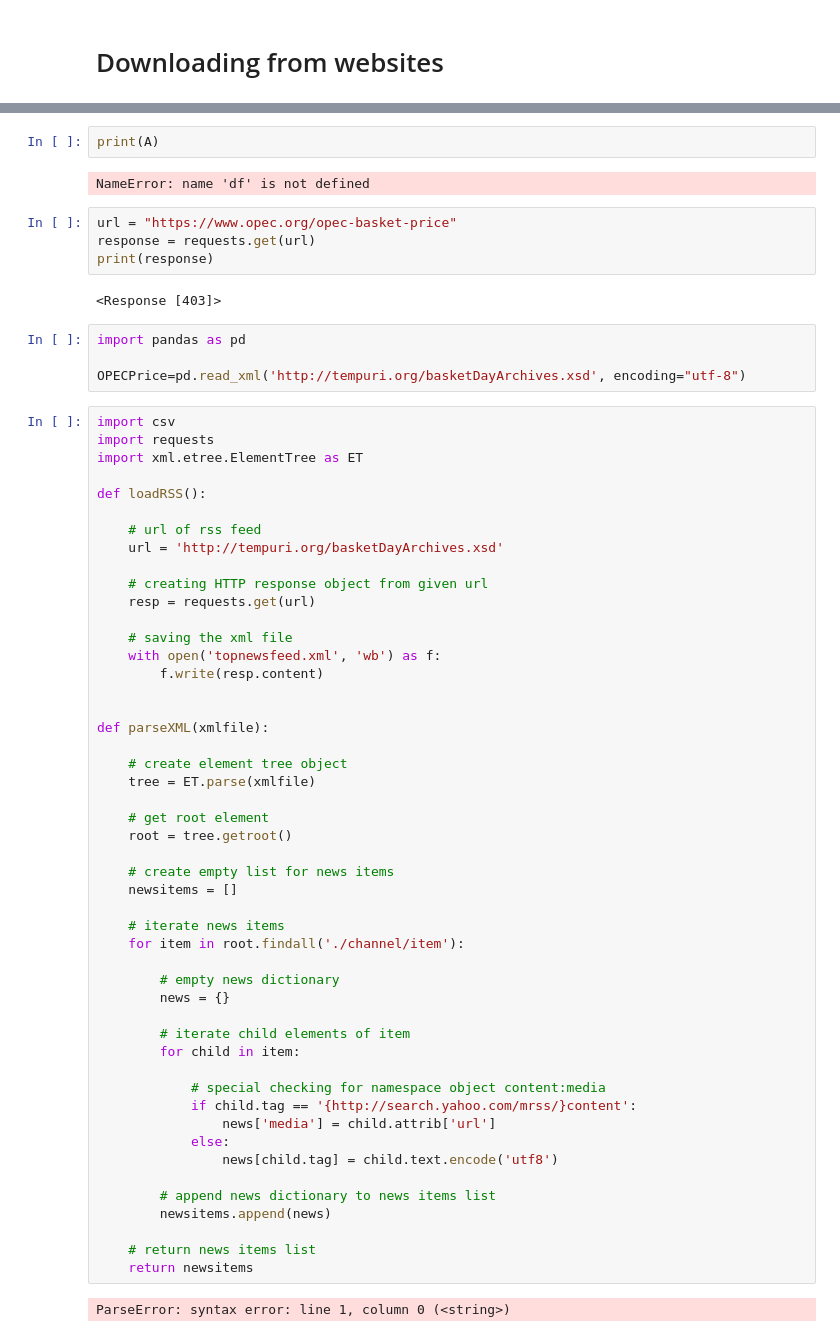
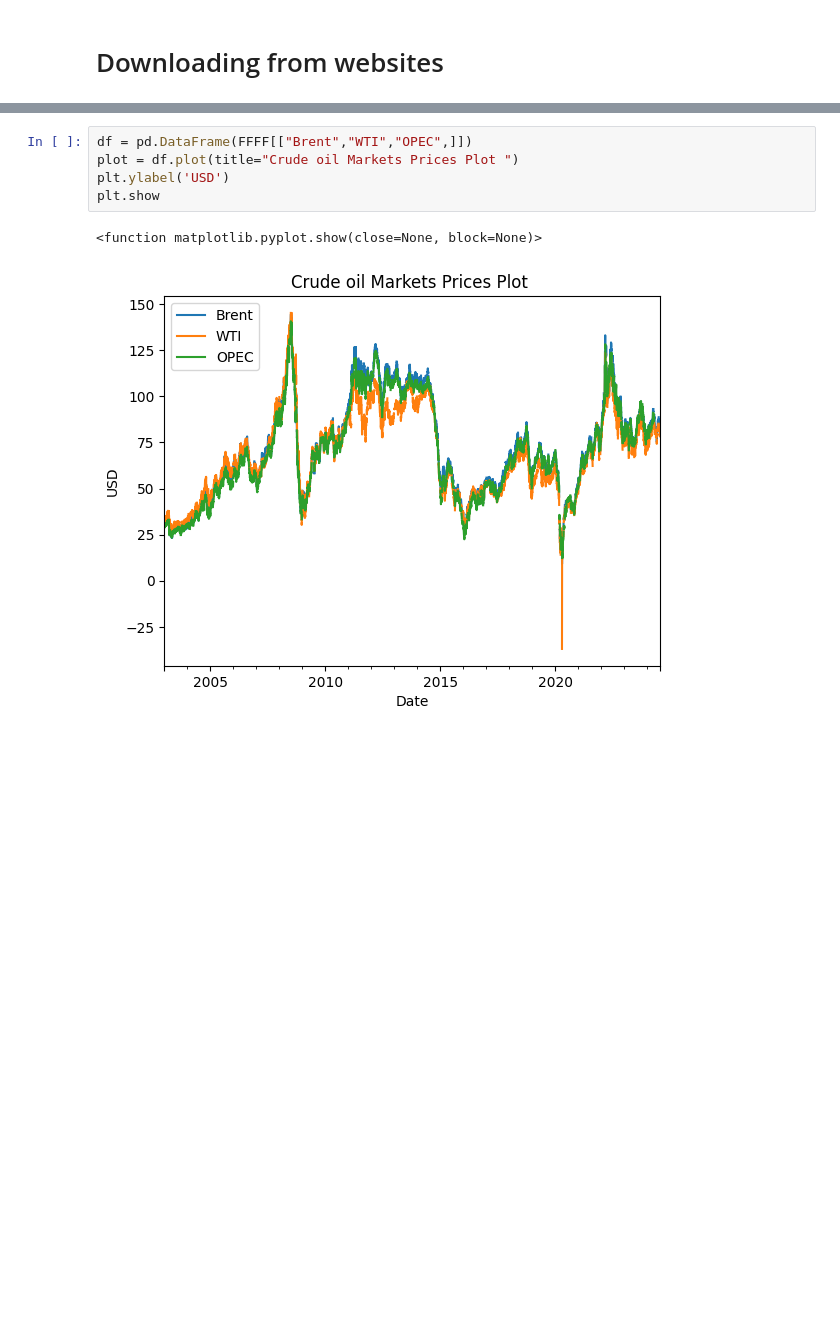
Before and after one commit to rsarpongstreetor/2DayCourse, a Jupyter notebook: Downloading_Data_PhD_Jan_2024.ipynb, the cells around one changed output, grey strips where cells are left out. Drawn from its saved outputs; the diff is of its cells as text; blank space fills up the shorter version.

```diff
--- a/Downloading_Data_PhD_Jan_2024.ipynb
+++ b/Downloading_Data_PhD_Jan_2024.ipynb
@@ -890,65 +785,8 @@ IndexError: list index out of range
-# %%
-print(A)
-# %% [output]
-NameError: name 'df' is not defined
-# %%
-url = "https://www.opec.org/opec-basket-price"
-response = requests.get(url)
-print(response)
-# %% [output]
-<Response [403]>
-# %%
-import pandas as pd
-
-OPECPrice=pd.read_xml('http://tempuri.org/basketDayArchives.xsd', encoding="utf-8")
-# %%
-import csv
-import requests
-import xml.etree.ElementTree as ET
-
-def loadRSS():
-
-    # url of rss feed
-    url = 'http://tempuri.org/basketDayArchives.xsd'
-
-    # creating HTTP response object from given url
-    resp = requests.get(url)
-
-    # saving the xml file
-    with open('topnewsfeed.xml', 'wb') as f:
-        f.write(resp.content)
-
-
-def parseXML(xmlfile):
-
-    # create element tree object
-    tree = ET.parse(xmlfile)
-
-    # get root element
-    root = tree.getroot()
-
-    # create empty list for news items
-    newsitems = []
-
-    # iterate news items
-    for item in root.findall('./channel/item'):
-
-        # empty news dictionary
-        news = {}
-
-        # iterate child elements of item
-        for child in item:
-
-            # special checking for namespace object content:media
-            if child.tag == '{http://search.yahoo.com/mrss/}content':
-                news['media'] = child.attrib['url']
-            else:
-                news[child.tag] = child.text.encode('utf8')
-
-        # append news dictionary to news items list
-        newsitems.append(news)
-
-    # return news items list
-    return newsitems
-# %% [output]
-ParseError: syntax error: line 1, column 0 (<string>)
+# %%
+df = pd.DataFrame(FFFF[["Brent","WTI","OPEC",]])
+plot = df.plot(title="Crude oil Markets Prices Plot ")
+plt.ylabel('USD')
+plt.show
+# %% [output]
+<function matplotlib.pyplot.show(close=None, block=None)>
+[figure, added]
```
Also changed, not shown: parts of 12 cells of this notebook.
